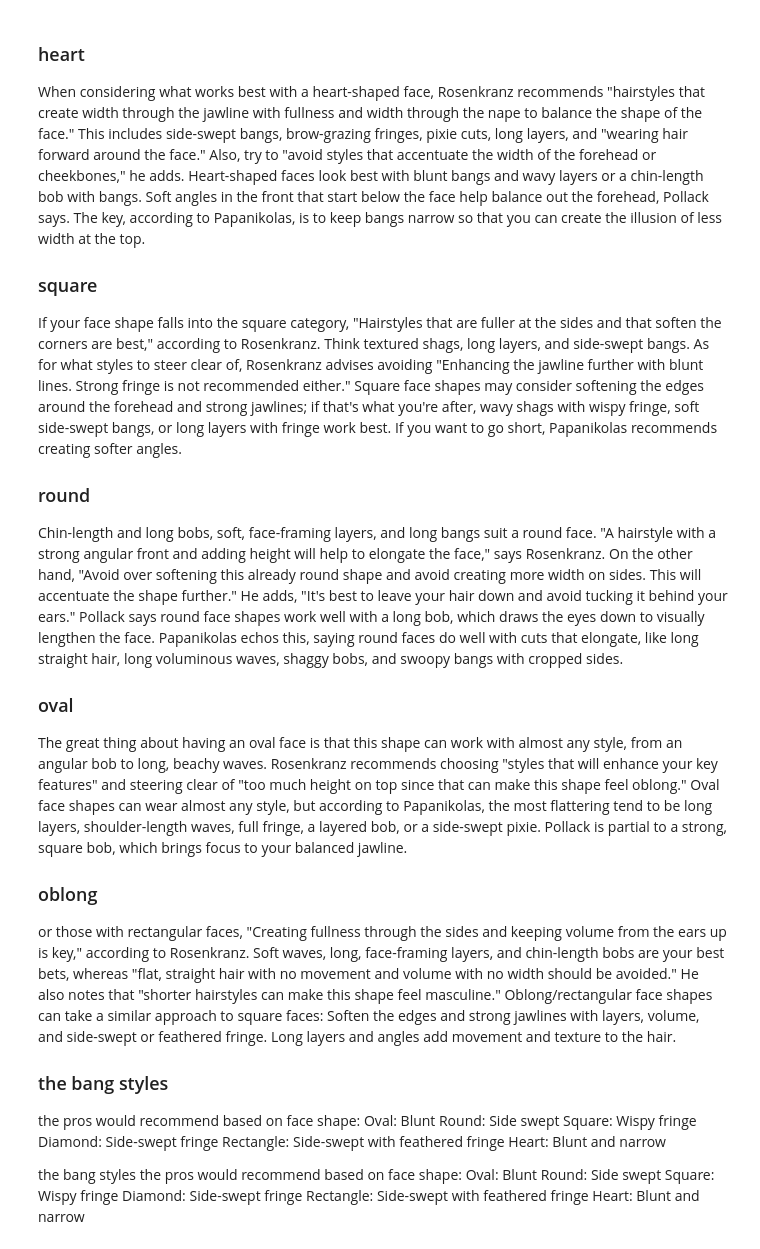
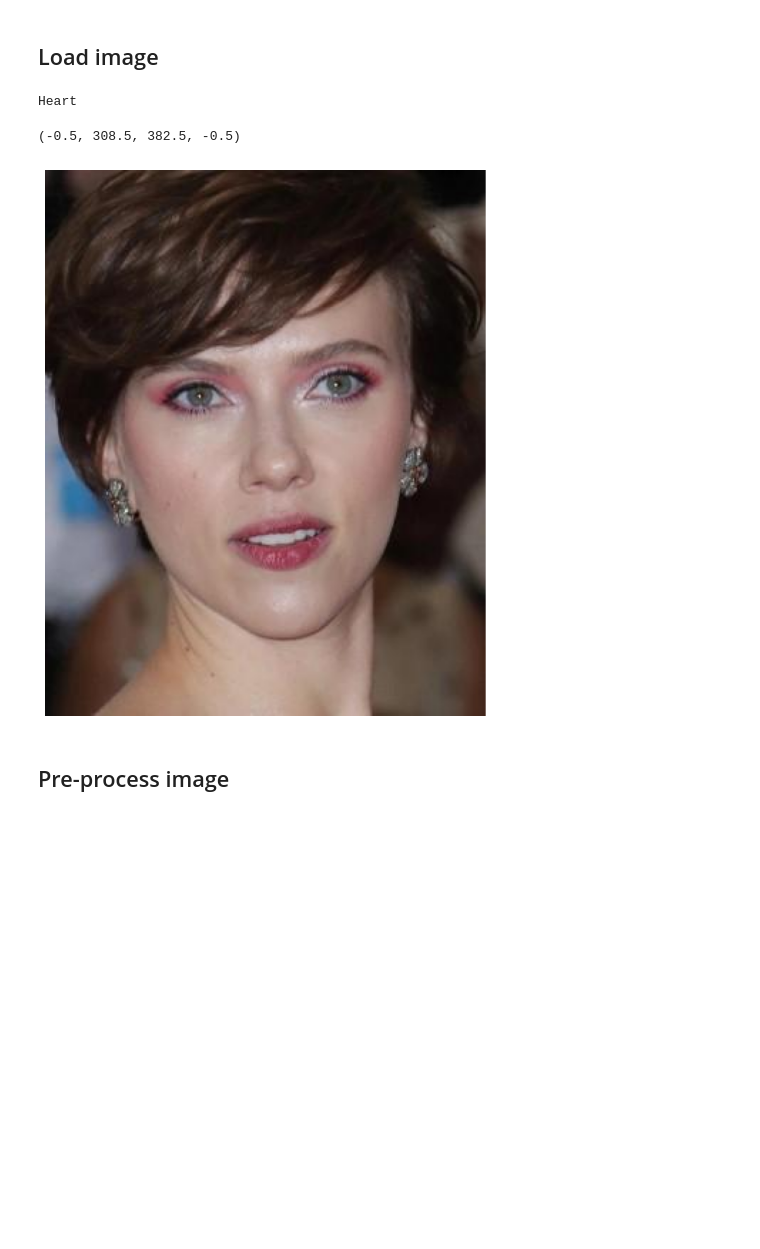
Before and after one commit to CatUnderTheLeaf/getYourLook, a Jupyter notebook: hairCutRecommender.ipynb, the cells around one changed output. Saved outputs shown, nothing was run; the diff lists cells and outputs as text; code cells hidden in the pictures; blank space fills up the shorter version.

Commit message:
recommender pipeline

```diff
--- a/hairCutRecommender.ipynb
+++ b/hairCutRecommender.ipynb
@@ -1,37 +1,20 @@
-# %% [markdown]
-### heart
-When considering what works best with a heart-shaped face, Rosenkranz recommends "hairstyles that create width through the jawline with fullness and width through the nape to balance the shape of the face." This includes side-swept bangs, brow-grazing fringes, pixie cuts, long layers, and "wearing hair forward around the face." Also, try to "avoid styles that accentuate the width of the forehead or cheekbones," he adds.
-Heart-shaped faces look best with blunt bangs and wavy layers or a chin-length bob with bangs. Soft angles in the front that start below the face help balance out the forehead, Pollack says. The key, according to Papanikolas, is to keep bangs narrow so that you can create the illusion of less width at the top.
-
-### square
-If your face shape falls into the square category, "Hairstyles that are fuller at the sides and that soften the corners are best," according to Rosenkranz. Think textured shags, long layers, and side-swept bangs. As for what styles to steer clear of, Rosenkranz advises avoiding "Enhancing the jawline further with blunt lines. Strong fringe is not recommended either."
-Square face shapes may consider softening the edges around the forehead and strong jawlines; if that's what you're after, wavy shags with wispy fringe, soft side-swept bangs, or long layers with fringe work best. If you want to go short, Papanikolas recommends creating softer angles.
-
-### round
-Chin-length and long bobs, soft, face-framing layers, and long bangs suit a round face. "A hairstyle with a strong angular front and adding height will help to elongate the face," says Rosenkranz. On the other hand, "Avoid over softening this already round shape and avoid creating more width on sides. This will accentuate the shape further." He adds, "It's best to leave your hair down and avoid tucking it behind your ears."
-Pollack says round face shapes work well with a long bob, which draws the eyes down to visually lengthen the face. Papanikolas echos this, saying round faces do well with cuts that elongate, like long straight hair, long voluminous waves, shaggy bobs, and swoopy bangs with cropped sides.
-
-### oval
-The great thing about having an oval face is that this shape can work with almost any style, from an angular bob to long, beachy waves. Rosenkranz recommends choosing "styles that will enhance your key features" and steering clear of "too much height on top since that can make this shape feel oblong."
-Oval face shapes can wear almost any style, but according to Papanikolas, the most flattering tend to be long layers, shoulder-length waves, full fringe, a layered bob, or a side-swept pixie. Pollack is partial to a strong, square bob, which brings focus to your balanced jawline.
-
-### oblong
-or those with rectangular faces, "Creating fullness through the sides and keeping volume from the ears up is key," according to Rosenkranz. Soft waves, long, face-framing layers, and chin-length bobs are your best bets, whereas "flat, straight hair with no movement and volume with no width should be avoided." He also notes that "shorter hairstyles can make this shape feel masculine."
-Oblong/rectangular face shapes can take a similar approach to square faces: Soften the edges and strong jawlines with layers, volume, and side-swept or feathered fringe. Long layers and angles add movement and texture to the hair.
-
-### the bang styles
-the pros would recommend based on face shape:
-Oval: Blunt
-Round: Side swept
-Square: Wispy fringe
-Diamond: Side-swept fringe
-Rectangle: Side-swept with feathered fringe
-Heart: Blunt and narrow
-
-the bang styles the pros would recommend based on face shape:
-Oval: Blunt
-Round: Side swept
-Square: Wispy fringe
-Diamond: Side-swept fringe
-Rectangle: Side-swept with feathered fringe
-Heart: Blunt and narrow
+# %% [markdown]
+## Load image
+# %%
+from glob import glob
+from random import choice
+import cv2
+import matplotlib.pyplot as plt
+
+random_file = choice(glob(f'shapeofyou-2/test/**/*.jpg'))
+print(random_file.split('/')[-2])
+face_img = cv2.cvtColor(cv2.imread(random_file), cv2.COLOR_BGR2RGB)
+plt.figure(figsize = (10,10))
+plt.imshow(face_img)
+plt.axis('off')
+# %% [output]
+Heart
+(-0.5, 308.5, 382.5, -0.5)
+[figure, added]
+# %% [markdown]
+## Pre-process image
```
Also changed, not shown: parts of 7 cells of this notebook, 1 other file.
